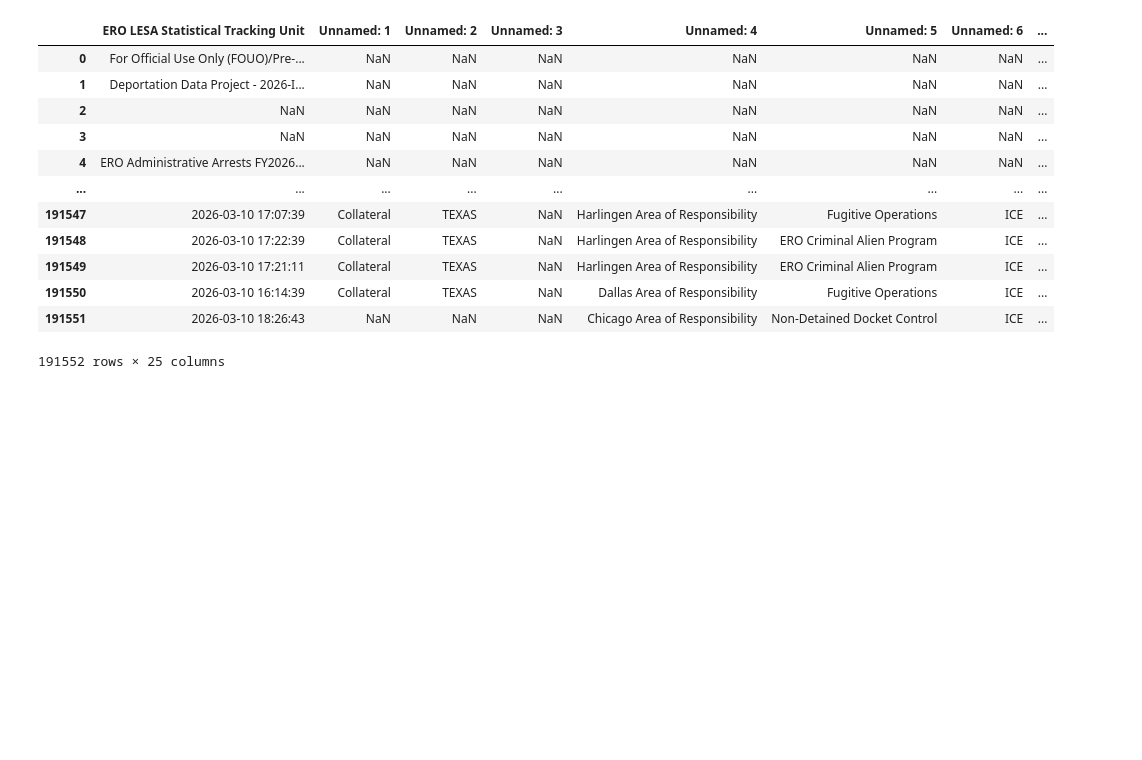
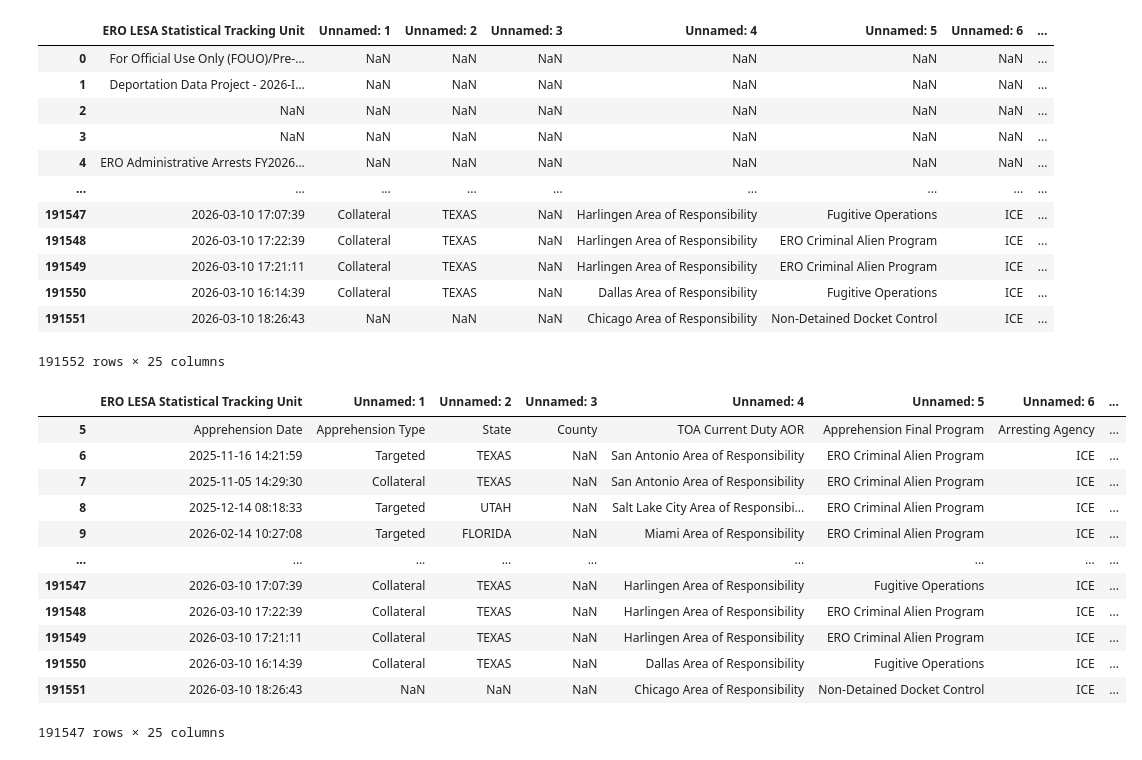
Before and after one commit to sajinashresthacoding/CLEANED-ICEarrests-Albany, a Jupyter notebook: All years ICE Arrests pull.ipynb, the cells around one changed output. Cells and saved outputs as stored; diff of their text form; code cells hidden in the pictures; blank space fills up the shorter version.

```diff
--- a/All years ICE Arrests pull.ipynb
+++ b/All years ICE Arrests pull.ipynb
@@ -479,3 +479,21 @@ df4
 | 191550 | 2026-03-10 16:14:39 | Collateral | TEXAS | NaN | Dallas Area of Responsibility | Fugitive Operations | ICE | ... |
 | 191551 | 2026-03-10 18:26:43 | NaN | NaN | NaN | Chicago Area of Responsibility | Non-Detained Docket Control | ICE | ... |
 191552 rows × 25 columns
+# %%
+#### As you can see: we don't need the first couple rows, it has unneeded rows. Let's remove the rows
+df4 = df4.iloc[5:]
+df4
+# %% [output]
+|  | ERO LESA Statistical Tracking Unit | Unnamed: 1 | Unnamed: 2 | Unnamed: 3 | Unnamed: 4 | Unnamed: 5 | Unnamed: 6 | ... |
+| 5 | Apprehension Date | Apprehension Type | State | County | TOA Current Duty AOR | Apprehension Final Program | Arresting Agency | ... |
+| 6 | 2025-11-16 14:21:59 | Targeted | TEXAS | NaN | San Antonio Area of Responsibility | ERO Criminal Alien Program | ICE | ... |
+| 7 | 2025-11-05 14:29:30 | Collateral | TEXAS | NaN | San Antonio Area of Responsibility | ERO Criminal Alien Program | ICE | ... |
+| 8 | 2025-12-14 08:18:33 | Targeted | UTAH | NaN | Salt Lake City Area of Responsibi... | ERO Criminal Alien Program | ICE | ... |
+| 9 | 2026-02-14 10:27:08 | Targeted | FLORIDA | NaN | Miami Area of Responsibility | ERO Criminal Alien Program | ICE | ... |
+| ... | ... | ... | ... | ... | ... | ... | ... | ... |
+| 191547 | 2026-03-10 17:07:39 | Collateral | TEXAS | NaN | Harlingen Area of Responsibility | Fugitive Operations | ICE | ... |
+| 191548 | 2026-03-10 17:22:39 | Collateral | TEXAS | NaN | Harlingen Area of Responsibility | ERO Criminal Alien Program | ICE | ... |
+| 191549 | 2026-03-10 17:21:11 | Collateral | TEXAS | NaN | Harlingen Area of Responsibility | ERO Criminal Alien Program | ICE | ... |
+| 191550 | 2026-03-10 16:14:39 | Collateral | TEXAS | NaN | Dallas Area of Responsibility | Fugitive Operations | ICE | ... |
+| 191551 | 2026-03-10 18:26:43 | NaN | NaN | NaN | Chicago Area of Responsibility | Non-Detained Docket Control | ICE | ... |
+191547 rows × 25 columns
```
Also changed, not shown: parts of 8 cells of this notebook.
